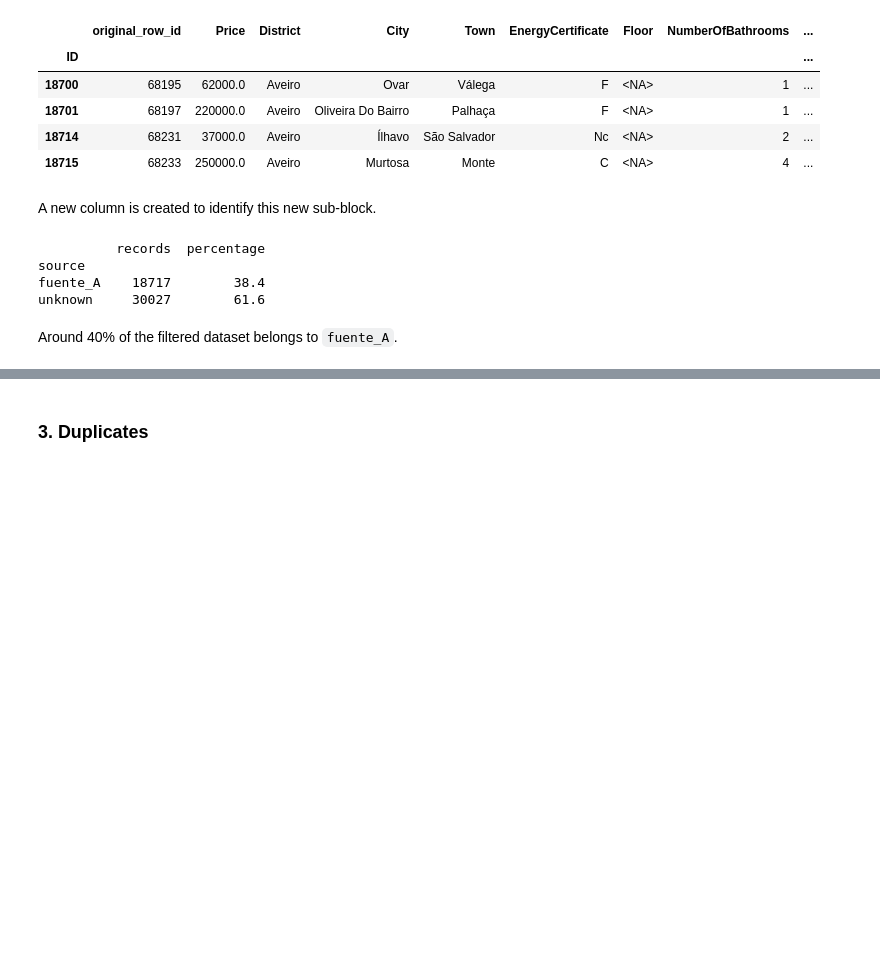
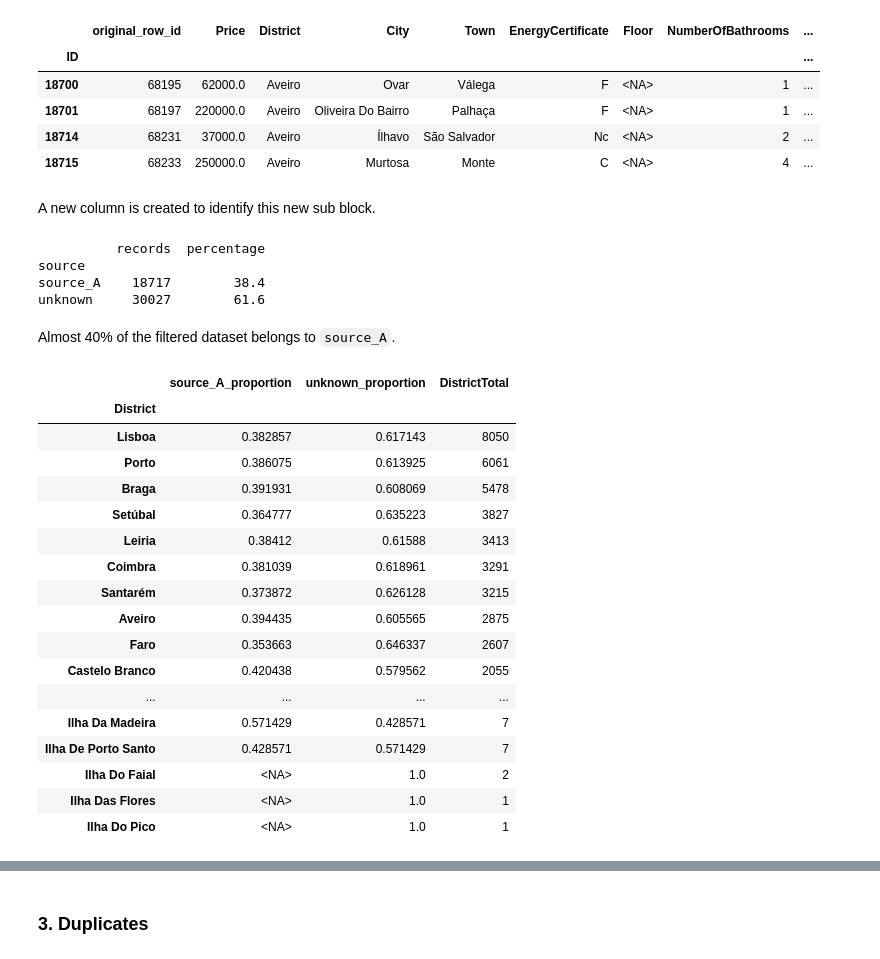
Before and after one commit to Joselala123/Portugal_House_DataCleaning_EDA_PredictiveModel, a Jupyter notebook: Portugal_House_Notebook.ipynb, the cells around one changed output, grey strips where cells are left out. Saved outputs shown, nothing was run; the diff lists cells and outputs as text; code cells hidden in the pictures; blank space fills up the shorter version.

```diff
--- a/Portugal_House_Notebook.ipynb
+++ b/Portugal_House_Notebook.ipynb
@@ -244,11 +222,11 @@ pd.concat([df.iloc[18699:18701], df.iloc[18713:18715]], axis=0)
 | 18714 | 68231 | 37000.0 | Aveiro | Ílhavo | São Salvador | Nc | <NA> | 2 | ... |
 | 18715 | 68233 | 250000.0 | Aveiro | Murtosa | Monte | C | <NA> | 4 | ... |
 # %% [markdown]
-A new column is created to identify this new sub-block.
+A new column is created to identify this new sub block.
 # %%
 # It is enough for data to be present in any of these fields
 df["source"] = df[pattern_columns].notna().any(axis=1).map({
-    False: "fuente_A",
+    False: "source_A",
     True: "unknown"
 })
 
@@ -268,7 +246,39 @@ print(summary)
 # %% [output]
           records  percentage
 source
-fuente_A    18717        38.4
+source_A    18717        38.4
 unknown     30027        61.6
 # %% [markdown]
-Around 40% of the filtered dataset belongs to `fuente_A`.
+Almost 40% of the filtered dataset belongs to `source_A`.
+# %%
+total_district_counts = df["District"].value_counts()
+
+dfp=pd.concat(
+    [
+        (df.loc[df["source"]=="source_A", "District"].value_counts()/total_district_counts).rename("source_A_proportion"),
+        (df.loc[df["source"]=="unknown", "District"].value_counts()/total_district_counts).rename("unknown_proportion")
+    ],
+    axis=1
+    )
+
+dfp["DistrictTotal"]=total_district_counts
+display(dfp.sort_values(by= "DistrictTotal", ascending=False))
+# %% [output]
+|  | source_A_proportion | unknown_proportion | DistrictTotal |
+| District |  |  |  |
+| Lisboa | 0.382857 | 0.617143 | 8050 |
+| Porto | 0.386075 | 0.613925 | 6061 |
+| Braga | 0.391931 | 0.608069 | 5478 |
+| Setúbal | 0.364777 | 0.635223 | 3827 |
+| Leiria | 0.38412 | 0.61588 | 3413 |
+| Coimbra | 0.381039 | 0.618961 | 3291 |
+| Santarém | 0.373872 | 0.626128 | 3215 |
+| Aveiro | 0.394435 | 0.605565 | 2875 |
+| Faro | 0.353663 | 0.646337 | 2607 |
+| Castelo Branco | 0.420438 | 0.579562 | 2055 |
+| ... | ... | ... | ... |
+| Ilha Da Madeira | 0.571429 | 0.428571 | 7 |
+| Ilha De Porto Santo | 0.428571 | 0.571429 | 7 |
+| Ilha Do Faial | <NA> | 1.0 | 2 |
+| Ilha Das Flores | <NA> | 1.0 | 1 |
+| Ilha Do Pico | <NA> | 1.0 | 1 |
```
Also changed, not shown: parts of 26 cells of this notebook.
